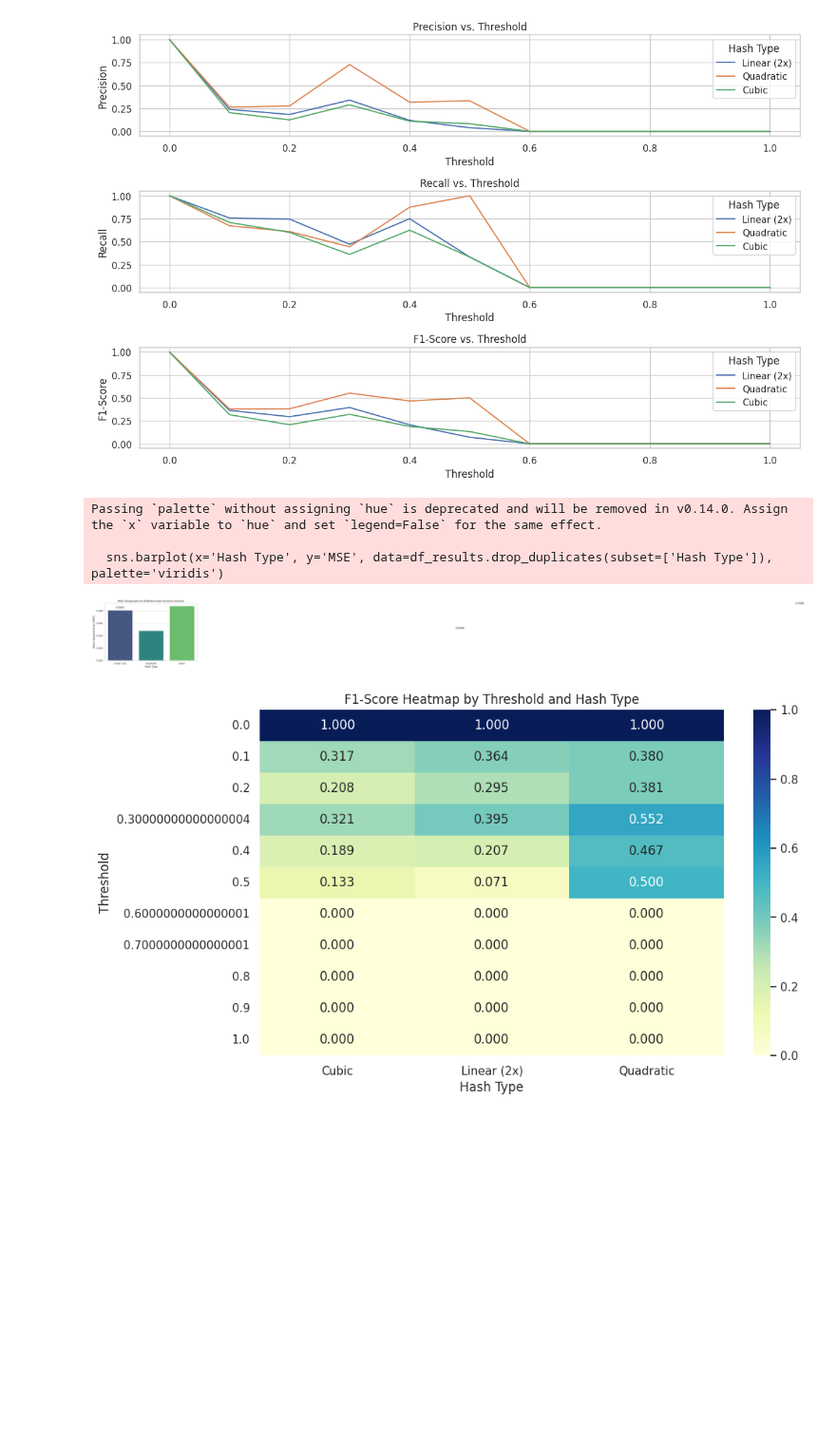
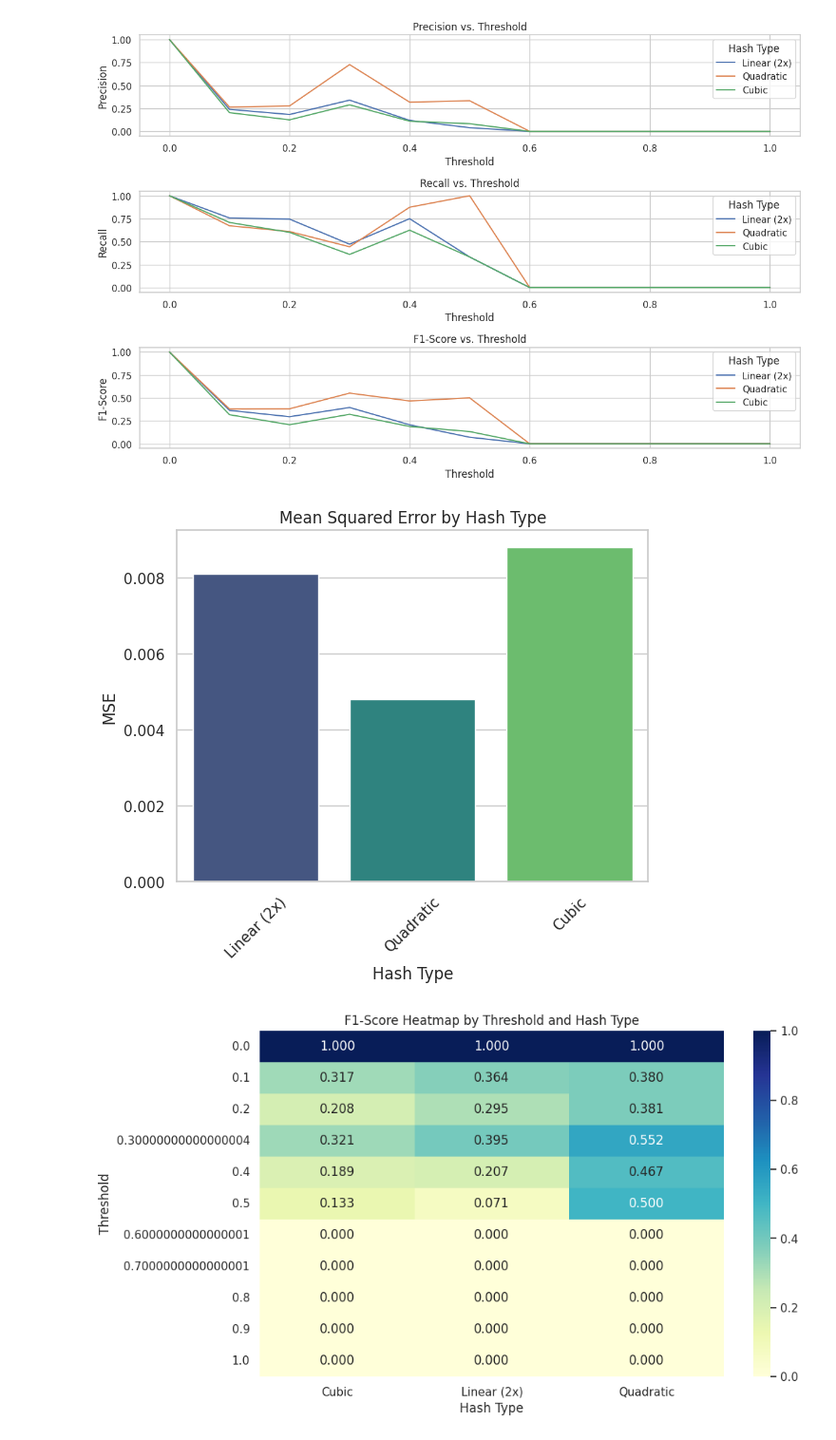
Before and after one commit to emanueleiacca/ADM-HW4, a Jupyter notebook: DataPreparation.ipynb, the cells around one changed output. Shown at 95% size. Cells and saved outputs as stored; diff of their text form; code cells hidden in the pictures; blank space fills up the shorter version.

```diff
--- a/DataPreparation.ipynb
+++ b/DataPreparation.ipynb
@@ -896,25 +896,33 @@ for i, metric in enumerate(metrics):
 plt.show()
 # %% [output]
 [figure]
-# %%
-plt.figure(figsize=(8, 5))
-sns.barplot(x='Hash Type', y='MSE', data=df_results.drop_duplicates(subset=['Hash Type']), palette='viridis')
-
-# Add labels and title
-plt.title('MSE Comparison for Different Hash Function Families')
-plt.xlabel('Hash Type')
-plt.ylabel('Mean Squared Error (MSE)')
-
-# Annotate the bars with MSE values
-for i, row in df_results.drop_duplicates(subset=['Hash Type']).iterrows():
-    plt.text(i, row['MSE'] + 0.0002, f"{row['MSE']:.4f}", ha='center', va='bottom')
-
-plt.show()
-# %% [output]
-Passing `palette` without assigning `hue` is deprecated and will be removed in v0.14.0. Assign the `x` variable to `hue` and set `legend=False` for the same effect.
-
-  sns.barplot(x='Hash Type', y='MSE', data=df_results.drop_duplicates(subset=['Hash Type']), palette='viridis')
-[figure, removed]
+# %%
+import seaborn as sns
+import matplotlib.pyplot as plt
+
+# Create a color palette mapping for unique hash types
+unique_hash_types = df_results['Hash Type'].unique()
+palette = sns.color_palette("viridis", len(unique_hash_types))
+color_map = dict(zip(unique_hash_types, palette))
+
+# Plot using 'hue' with 'legend=False'
+sns.barplot(
+    x='Hash Type',
+    y='MSE',
+    data=df_results.drop_duplicates(subset=['Hash Type']),
+    hue='Hash Type',  # Map colors to unique types
+    palette=color_map,
+    legend=False  # Disable legend if not needed
+)
+
+plt.title('Mean Squared Error by Hash Type')
+plt.xlabel('Hash Type')
+plt.ylabel('MSE')
+plt.xticks(rotation=45)  # Rotate x-axis labels for better readability
+
+plt.show()
+# %% [output]
+[figure, added]
 # %%
 heatmap_data = df_results.pivot(index='Threshold', columns='Hash Type', values='F1-Score')
 
```
